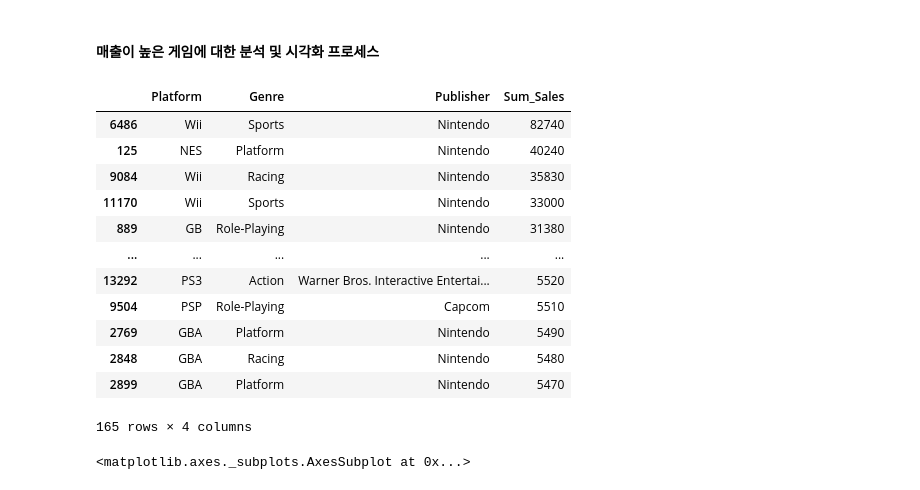
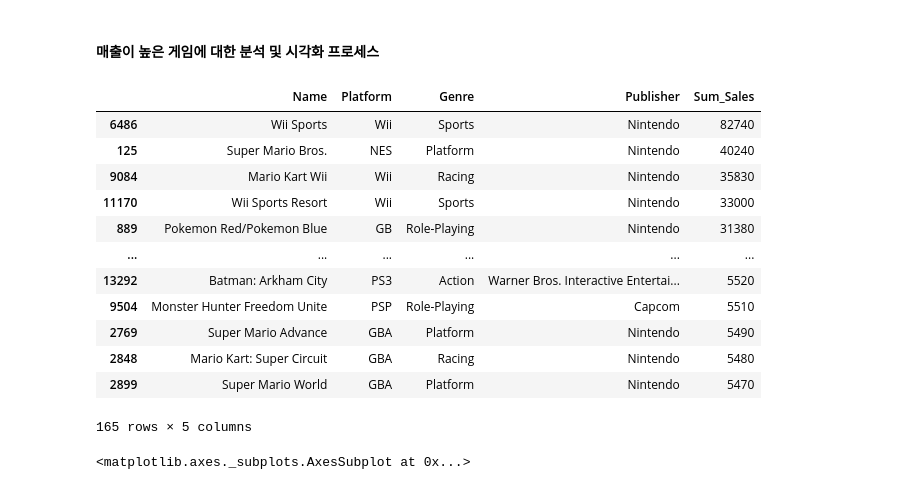
Before and after one commit to C-Designer/Codestates_Section_Project, a Jupyter notebook: Section1_Project.ipynb, the cells around one changed output. Drawn from its saved outputs; the diff is of its cells as text; code cells hidden in the pictures.

```diff
--- a/Section1_Project.ipynb
+++ b/Section1_Project.ipynb
@@ -377,20 +368,20 @@ g.add_legend();
 # %%
 # 매출 상위 1%
 top_Game = df.sort_values('Sum_Sales', ascending= False).iloc[:int(len(df) * 0.01)]
-top_Game = top_Game[['Platform', 'Genre', 'Publisher', 'Sum_Sales']]
+top_Game = top_Game[['Name','Platform', 'Genre', 'Publisher', 'Sum_Sales']]
 top_Game
 # %% [output]
-|  | Platform | Genre | Publisher | Sum_Sales |
-| 6486 | Wii | Sports | Nintendo | 82740 |
-| 125 | NES | Platform | Nintendo | 40240 |
-| 9084 | Wii | Racing | Nintendo | 35830 |
-| 11170 | Wii | Sports | Nintendo | 33000 |
-| 889 | GB | Role-Playing | Nintendo | 31380 |
-| ... | ... | ... | ... | ... |
-| 13292 | PS3 | Action | Warner Bros. Interactive Entertai... | 5520 |
-| 9504 | PSP | Role-Playing | Capcom | 5510 |
-| 2769 | GBA | Platform | Nintendo | 5490 |
-| 2848 | GBA | Racing | Nintendo | 5480 |
-| 2899 | GBA | Platform | Nintendo | 5470 |
+|  | Name | Platform | Genre | Publisher | Sum_Sales |
+| 6486 | Wii Sports | Wii | Sports | Nintendo | 82740 |
+| 125 | Super Mario Bros. | NES | Platform | Nintendo | 40240 |
+| 9084 | Mario Kart Wii | Wii | Racing | Nintendo | 35830 |
+| 11170 | Wii Sports Resort | Wii | Sports | Nintendo | 33000 |
+| 889 | Pokemon Red/Pokemon Blue | GB | Role-Playing | Nintendo | 31380 |
+| ... | ... | ... | ... | ... | ... |
+| 13292 | Batman: Arkham City | PS3 | Action | Warner Bros. Interactive Entertai... | 5520 |
+| 9504 | Monster Hunter Freedom Unite | PSP | Role-Playing | Capcom | 5510 |
+| 2769 | Super Mario Advance | GBA | Platform | Nintendo | 5490 |
+| 2848 | Mario Kart: Super Circuit | GBA | Racing | Nintendo | 5480 |
+| 2899 | Super Mario World | GBA | Platform | Nintendo | 5470 |
-165 rows × 4 columns
+165 rows × 5 columns
 # %%
```
Also changed, not shown: parts of 19 cells of this notebook.
